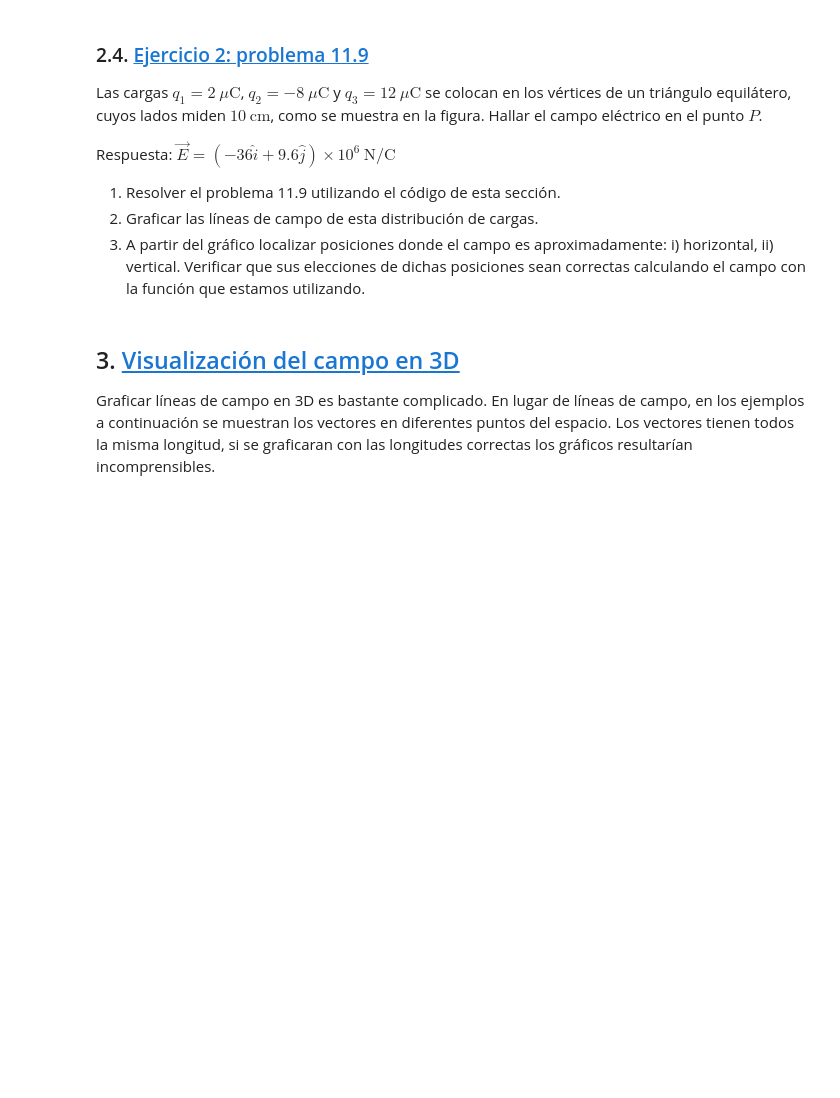
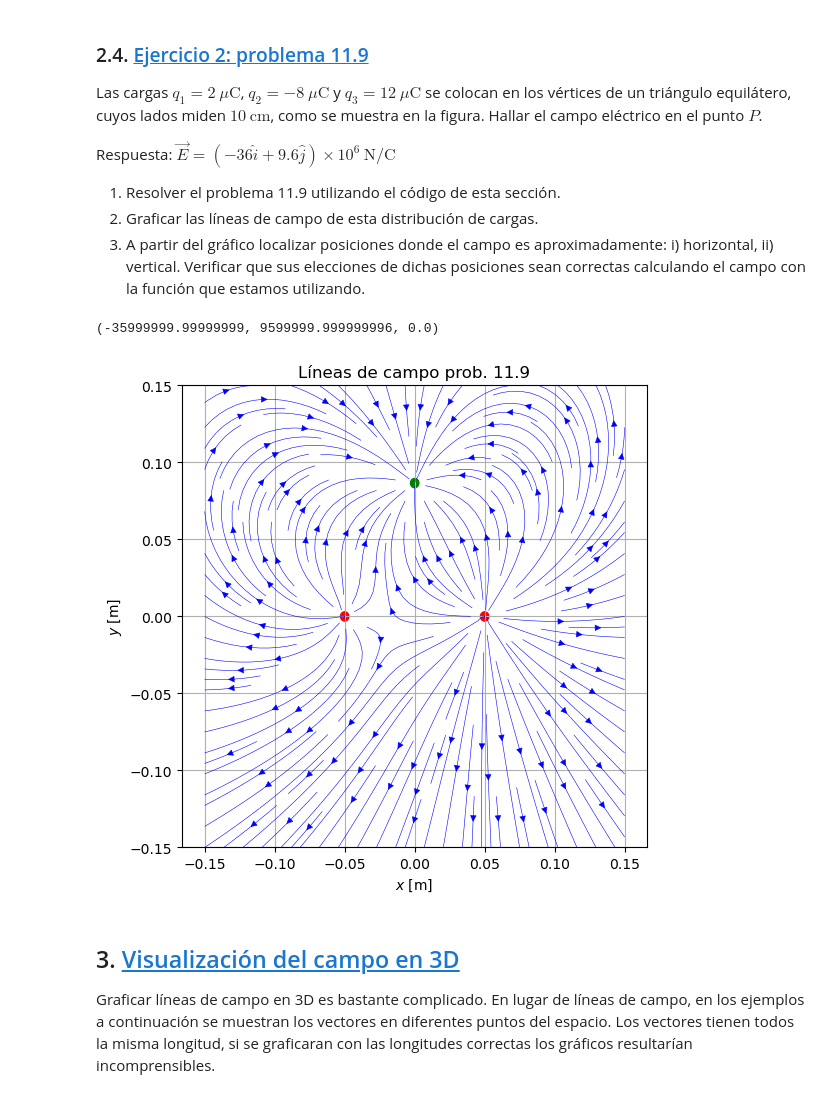
Before and after one commit to epplugins/UTN, a Jupyter notebook: electromagnetismo/em01_campo_electrico.ipynb, the cells around one changed output. Cells and saved outputs as stored; diff of their text form; code cells hidden in the pictures; blank space fills up the shorter version.

```diff
--- a/electromagnetismo/em01_campo_electrico.ipynb
+++ b/electromagnetismo/em01_campo_electrico.ipynb
@@ -267,3 +290,19 @@ Respuesta: $\vec{E} = \left (-36\hat{i} + 9.6\hat{j} \right ) \times 10^6~\text{
+# %%
+# Cálculo de E en P
+y = (0.10**2 - 0.05**2)**0.5
+Q = [
+    [2E-6,-0.05,0,0],
+    [-8E-6,0,y,0],
+    [12E-6,0.05,0,0],
+]
+Ef(0,0,0,Q)
+# %% [output]
+(-35999999.99999999, 9599999.999999996, 0.0)
+# %%
+# Líneas de campo
+em.plotEf(Ef, Q, dx=0.15, figsize=(6,6), density=1.5, title='Líneas de campo prob. 11.9')
+# %% [output]
+[figure, added]
 # %%
 # Posición o posiciones donde E es horizontal
 # %%
```
Also changed, not shown: parts of 16 cells of this notebook, 1 other file.
